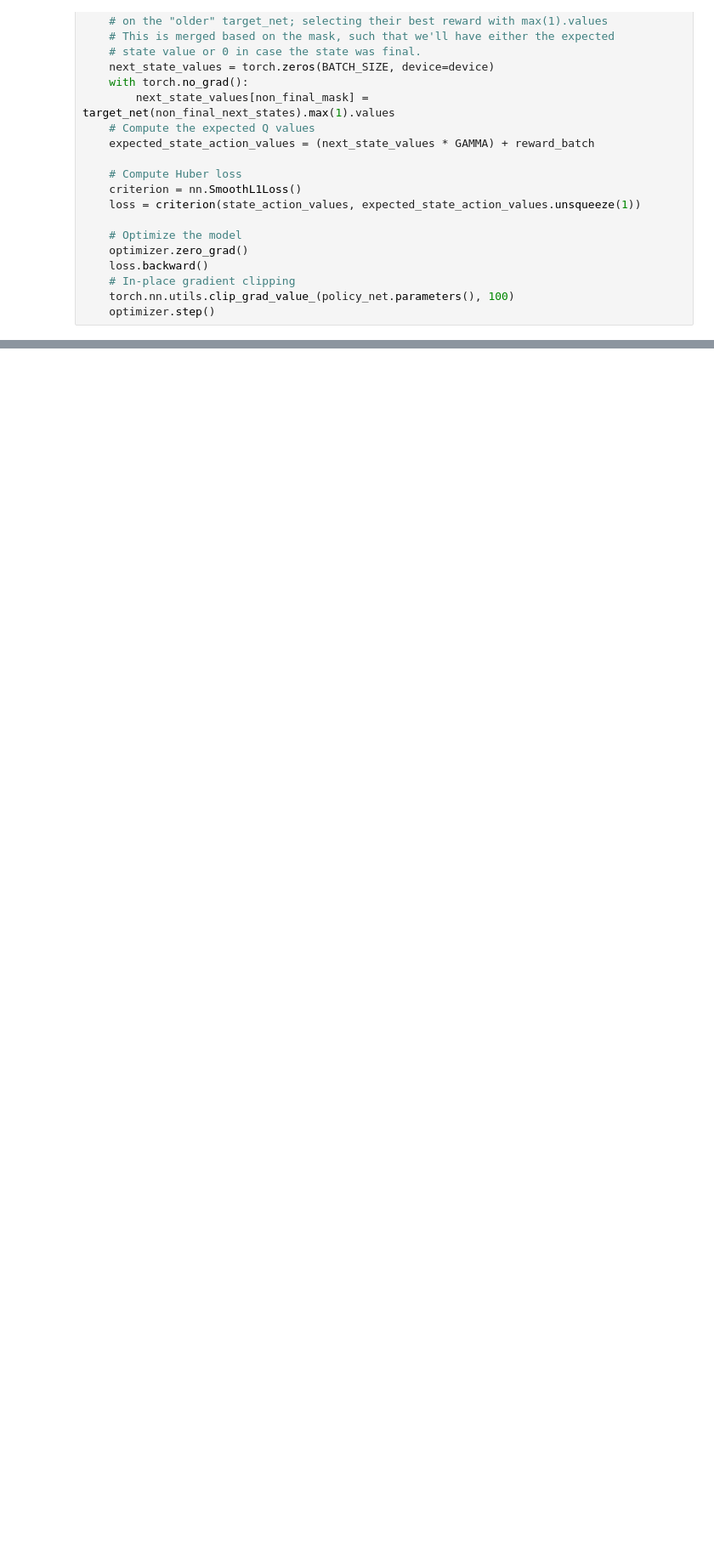
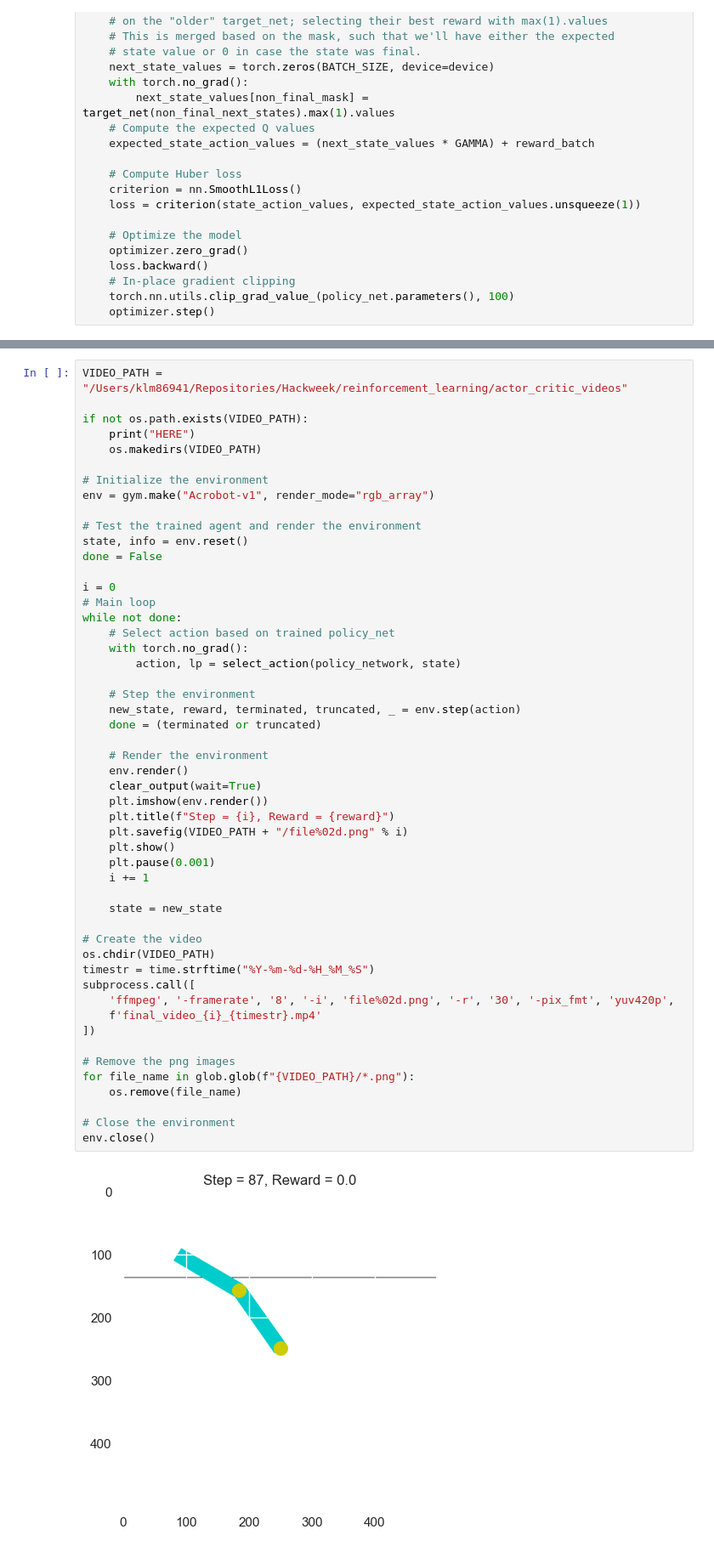
Before and after one commit to jochemsoons/reinforcement_learning, a Jupyter notebook: acrobot.ipynb, the cells around one changed output, grey strips where cells are left out. Shown at 85% size. Cells and saved outputs as stored; diff of their text form; blank space fills up the shorter version.

```diff
--- a/acrobot.ipynb
+++ b/acrobot.ipynb
@@ -351,0 +545,53 @@ Input #0, image2, from 'file%02d.png':
+# %%
+VIDEO_PATH = "/Users/klm86941/Repositories/Hackweek/reinforcement_learning/actor_critic_videos"
+
+if not os.path.exists(VIDEO_PATH):
+    print("HERE")
+    os.makedirs(VIDEO_PATH)
+
+# Initialize the environment
+env = gym.make("Acrobot-v1", render_mode="rgb_array")
+
+# Test the trained agent and render the environment
+state, info = env.reset()
+done = False
+
+i = 0
+# Main loop
+while not done:
+    # Select action based on trained policy_net
+    with torch.no_grad():
+        action, lp = select_action(policy_network, state)
+
+    # Step the environment
+    new_state, reward, terminated, truncated, _ = env.step(action)
+    done = (terminated or truncated)
+
+    # Render the environment
+    env.render()
+    clear_output(wait=True)
+    plt.imshow(env.render())
+    plt.title(f"Step = {i}, Reward = {reward}")
+    plt.savefig(VIDEO_PATH + "/file%02d.png" % i)
+    plt.show()
+    plt.pause(0.001)
+    i += 1
+
+    state = new_state
+
+# Create the video
+os.chdir(VIDEO_PATH)
+timestr = time.strftime("%Y-%m-%d-%H_%M_%S")
+subprocess.call([
+    'ffmpeg', '-framerate', '8', '-i', 'file%02d.png', '-r', '30', '-pix_fmt', 'yuv420p',
+    f'final_video_{i}_{timestr}.mp4'
+])
+
+# Remove the png images
+for file_name in glob.glob(f"{VIDEO_PATH}/*.png"):
+    os.remove(file_name)
+
+# Close the environment
+env.close()
+# %% [output]
+[figure, added]
```
Also changed, not shown: parts of 19 cells of this notebook, 3 other files.
